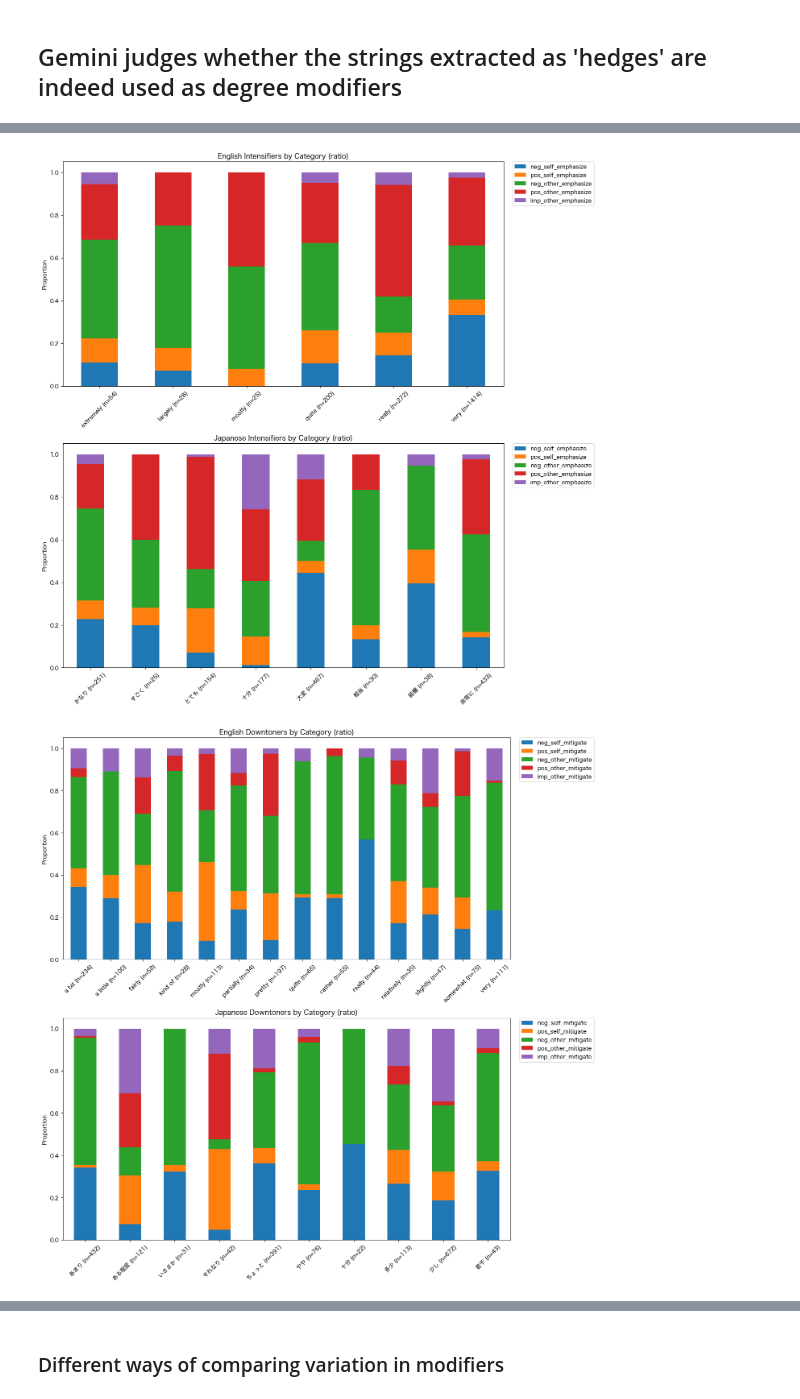
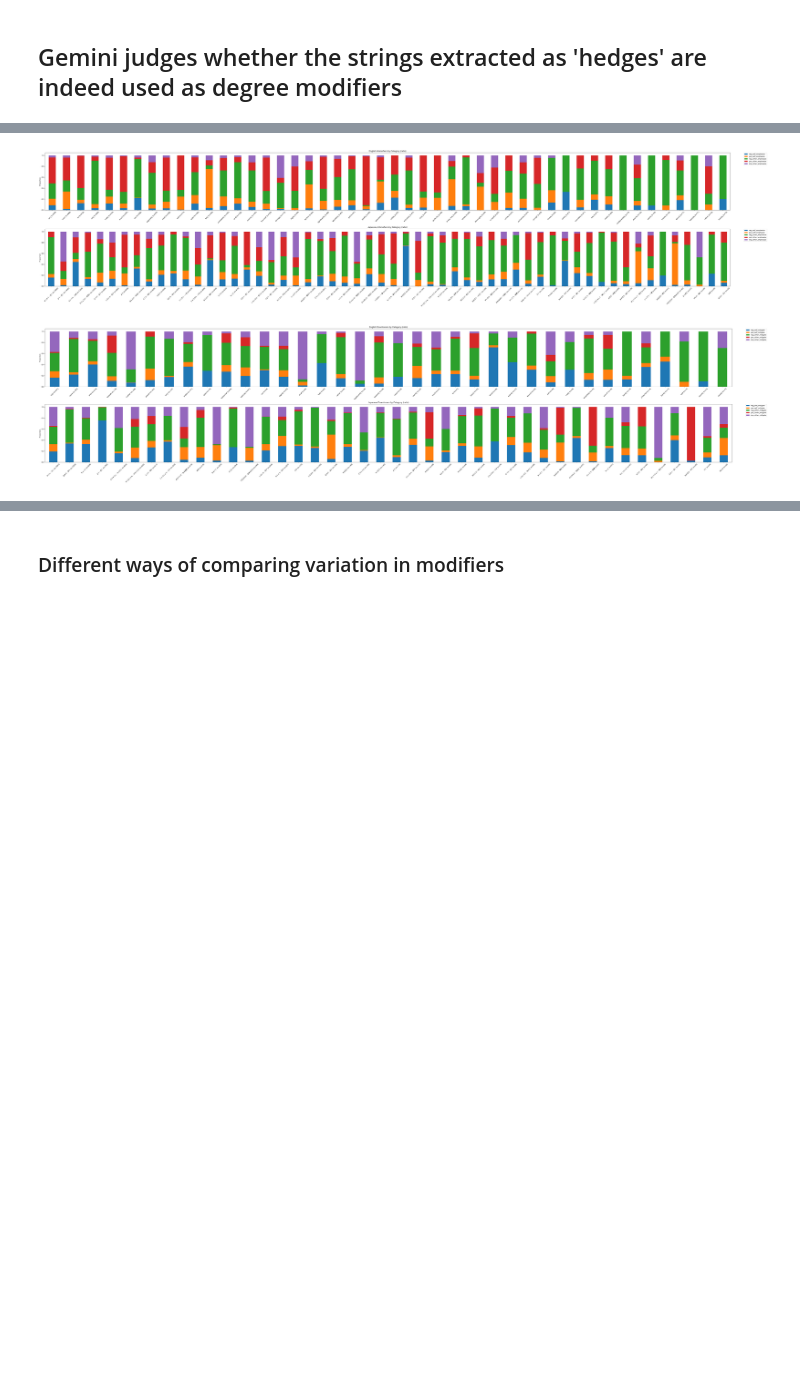
Before and after one commit to yukam997/comparingCulturesPolitenessLLM, a Jupyter notebook: finalized_pipeline/code/dataExtractionPipeline.ipynb, the cells around one changed output, grey strips where cells are left out. Cells and saved outputs as stored; diff of their text form; code cells hidden in the pictures; blank space fills up the shorter version.

Commit message:
implemented rough outline with all possible modifiers

```diff
--- a/finalized_pipeline/code/dataExtractionPipeline.ipynb
+++ b/finalized_pipeline/code/dataExtractionPipeline.ipynb
@@ -510,7 +280,3 @@ for file_string in os.listdir():
             elem.clear()
 # %% [output]
 724501
-# %%
-# see batches list
-for batch in client.batches.list():
-    print(batch.display_name,batch.state)
@@ -581,7 +323,0 @@ for modifier, count in modifier_counter.most_common():
-# %%
-# count and print modifiers from the most frequent to least frequent
-from collections import Counter
-modifier_counts = Counter([modifier for modifier, modifies, context, ambiguous in modifiers_to_add])
-# count the number of times each modifier appears
-for modifier, count in modifier_counts.most_common():
-    print(f"{modifier}: {count}")
@@ -715,7 +1103,7 @@ def find_rough_hedged_count(line,language):
 modified_sentences = []
 count=0
 page_count=0
-os.chdir('/Users/yuka/Documents/Academics/Stanford/Research/crossCulturalPoliteness/comparingCulturesPolitenessLLM/finalized_pipeline/data/enwiki_data')
+os.chdir('/Users/yuka/Documents/Academics/Stanford/Research/crossCulturalPoliteness/comparingCulturesPolitenessLLM/finalized_pipeline/data/jawiki_data')
 for file_string in os.listdir():
     for event, elem in ET.iterparse(file_string, events=['start','end']): #events=['end'] means levaves parsed before parent
         tag = elem.tag.split('}')[-1] if '}' in elem.tag else elem.tag
@@ -739,7 +1127,7 @@ for file_string in os.listdir():
                             # join odd and even indices to get sentences with punctuation
                             for subtext in text.split('\n'):
                                 for line in split_sentences(subtext):
-                                    modified_sentences.extend(find_rough_hedged_count(line,"en"))
+                                    modified_sentences.extend(find_rough_hedged_count(line,"jp"))
 
                 count += 1
             elem.clear()
@@ -749,4 +1137,4 @@ for file_string in os.listdir():
 df = pd.DataFrame(modified_sentences)
 # ignore duplicate rows
 df.drop_duplicates(inplace=True)
-df.to_csv('/Users/yuka/Documents/Academics/Stanford/Research/crossCulturalPoliteness/comparingCulturesPolitenessLLM/finalized_pipeline/data/en_hedges_unfiltered.csv', index=False, encoding='utf-8-sig')
+df.to_csv('/Users/yuka/Documents/Academics/Stanford/Research/crossCulturalPoliteness/comparingCulturesPolitenessLLM/finalized_pipeline/data/jp_hedges_unfiltered.csv', index=False, encoding='utf-8-sig')
@@ -943,56 +1278,65 @@ EN - JP weighted deviation diff: -0.1446, 95% CI: [-0.21228122 -0.07131923]
 # %%
 import matplotlib.pyplot as plt
-
+en_modifier_checked = pd.read_csv("/Users/yuka/Documents/Academics/Stanford/Research/crossCulturalPoliteness/comparingCulturesPolitenessLLM/finalized_pipeline/data/results/en_hedged_sentences_category_checkedJul12.csv")
+jp_modifier_checked = pd.read_csv("/Users/yuka/Documents/Academics/Stanford/Research/crossCulturalPoliteness/comparingCulturesPolitenessLLM/finalized_pipeline/data/results/jp_hedged_sentences_category_checkedJul12.csv")
 plt.rcParams['font.family'] = 'Hiragino Sans'
-
+jp_modifier_checked = jp_modifier_checked[jp_modifier_checked['modifier']!="これ以上"]
+en_modifier_checked = en_modifier_checked[~en_modifier_checked['modifier'].isin(["in full","poorly","adequately","substantially","strictly","less than","sufficiently"])] # adequately (Template:Uw-delete1), poorly ([[Wikipedia:Citing sources|unsourced or poorly sourced]] ), substantially ("substantially expanded"),("However, as a .... are strictly for discussing...."), less than "your recent posts....", "sufficiently" (not sufficiently notable) and in full are both templates messages
+# only: many automated messages -  If you only....
 intensifier_cats = ['neg_self_emphasize', 'pos_self_emphasize', 'neg_other_emphasize',
                      'pos_other_emphasize', 'imp_other_emphasize']
 downtoner_cats = ['neg_self_mitigate', 'pos_self_mitigate', 'neg_other_mitigate',
                    'pos_other_mitigate', 'imp_other_mitigate']
 
-MIN_N = 20
+MIN_N_JP = 30
+MIN_N_EN = 10
 
+def plot_group(df, cats, title, ax,MIN_N=20):
+    subset = df[df['category'].isin(cats)]
+    group_col = 'combined_modifier' if 'combined_modifier' in subset.columns else 'modifier'
 
-def plot_group(df, cats, title, ax):
-    subset = df[df['category'].isin(cats)]
-    counts = subset.groupby(['hedge', 'category']).size().unstack(fill_value=0)
+    counts = subset.groupby([group_col, 'category']).size().unstack(fill_value=0)
     counts = counts.reindex(columns=cats, fill_value=0)
 
     totals = counts.sum(axis=1)
+    # only keep ones above MIN_N
     counts = counts[totals >= MIN_N]
     totals = totals[totals >= MIN_N]
 
+    # order by count, descending, so more common words are on one side
+    order = totals.sort_values(ascending=False).index
+    counts = counts.loc[order]
+    totals = totals.loc[order]
+
     ratio = counts.div(totals, axis=0)
     ratio.index = [f"{word} (n={totals[word]})" for word in ratio.index]
-
     ratio.plot(kind='bar', stacked=True, ax=ax, title=title)
     ax.tick_params(axis='x', rotation=45)
     ax.legend(bbox_to_anchor=(1.02, 1), loc='upper left', borderaxespad=0)
     ax.set_ylabel('Proportion')
 
-
-n_words = max(en_modifier_checked['hedge'].nunique(), jp_modifier_checked['hedge'].nunique())
+n_words = max(en_modifier_checked['modifier'].nunique(), jp_modifier_checked['combined_modifier'].nunique())
 
 # --- intensifiers ---
 fig, axes = plt.subplots(nrows=2, ncols=1, figsize=(max(14, n_words * 0.6), 14))
-plot_group(en_modifier_checked, intensifier_cats, 'English Intensifiers by Category (ratio)', axes[0])
-plot_group(jp_modifier_checked, intensifier_cats, 'Japanese Intensifiers by Category (ratio)', axes[1])
+plot_group(en_modifier_checked, intensifier_cats, 'English Intensifiers by Category (ratio)', axes[0],MIN_N=MIN_N_EN)
+plot_group(jp_modifier_checked, intensifier_cats, 'Japanese Intensifiers by Category (ratio)', axes[1],MIN_N=MIN_N_JP)
 plt.tight_layout()
 plt.show()
 
 # --- downtoners ---
 fig, axes = plt.subplots(nrows=2, ncols=1, figsize=(max(14, n_words * 0.6), 14))
-plot_group(en_modifier_checked, downtoner_cats, 'English Downtoners by Category (ratio)', axes[0])
-plot_group(jp_modifier_checked, downtoner_cats, 'Japanese Downtoners by Category (ratio)', axes[1])
+plot_group(en_modifier_checked, downtoner_cats, 'English Downtoners by Category (ratio)', axes[0],MIN_N=MIN_N_EN)
+plot_group(jp_modifier_checked, downtoner_cats, 'Japanese Downtoners by Category (ratio)', axes[1],MIN_N=MIN_N_JP)
 plt.tight_layout()
 plt.show()
 
 # --- all ---
 fig, axes = plt.subplots(nrows=2, ncols=1, figsize=(max(14, n_words * 0.6), 14))
-plot_group(en_modifier_checked, intensifier_cats + downtoner_cats, 'English Modifiers by Category (ratio)', axes[0])
-plot_group(jp_modifier_checked, intensifier_cats + downtoner_cats, 'Japanese Modifiers by Category (ratio)', axes[1])
+plot_group(en_modifier_checked, intensifier_cats + downtoner_cats, 'English Modifiers by Category (ratio)', axes[0],MIN_N=MIN_N_EN)
+plot_group(jp_modifier_checked, intensifier_cats + downtoner_cats, 'Japanese Modifiers by Category (ratio)', axes[1],MIN_N=MIN_N_JP)
 plt.tight_layout()
 plt.show()
 # %% [output]
-[figure, old version]
+[figure, new version]
-[figure, old version]
+[figure, new version]
```
Also changed, not shown: parts of 20 cells of this notebook.
